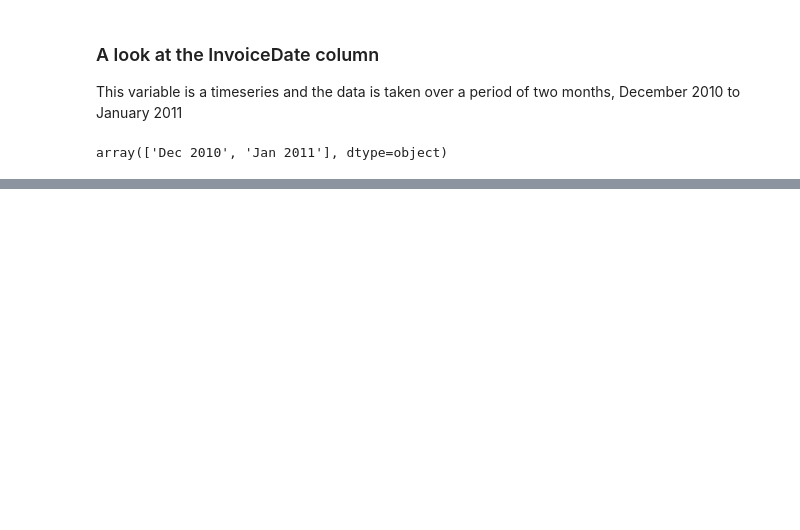
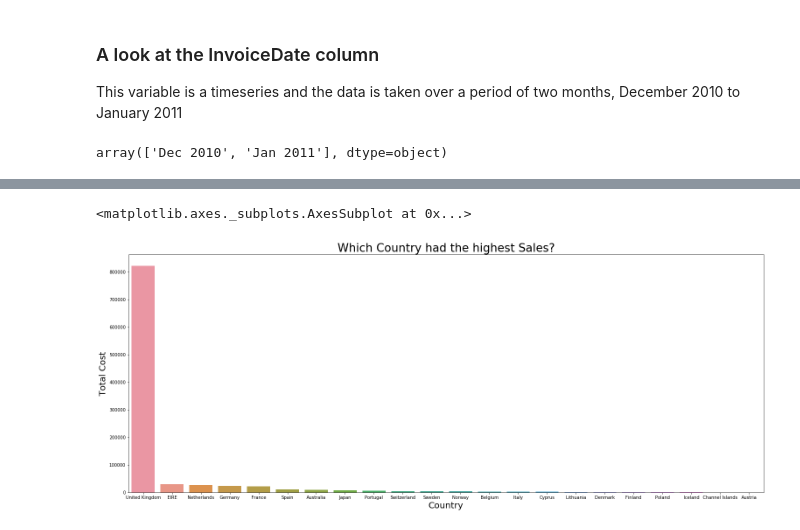
Before and after one commit to RitRa/Programming-Project-Dec-2018, a Jupyter notebook: Online Retail Data - Project 2018.ipynb, the cells around one changed output, grey strips where cells are left out. Cells and saved outputs as stored; diff of their text form; code cells hidden in the pictures; blank space fills up the shorter version.

```diff
--- a/Online Retail Data - Project 2018.ipynb
+++ b/Online Retail Data - Project 2018.ipynb
@@ -359,0 +308,12 @@ df
+# %%
+%matplotlib inline
+plt.figure(figsize=(26, 10))
+plot =sns.barplot(x='Country',y='Total Cost', data=totalcost)
+
+plot.set_title('Which Country had the highest Sales?',fontsize=26)
+plot.set_xlabel('Country',fontsize=20)
+plot.set_ylabel('Total Cost',fontsize=20)
+plot
+# %% [output]
+<matplotlib.axes._subplots.AxesSubplot at 0x...>
+[figure, added]
```
Also changed, not shown: parts of 32 cells of this notebook.
